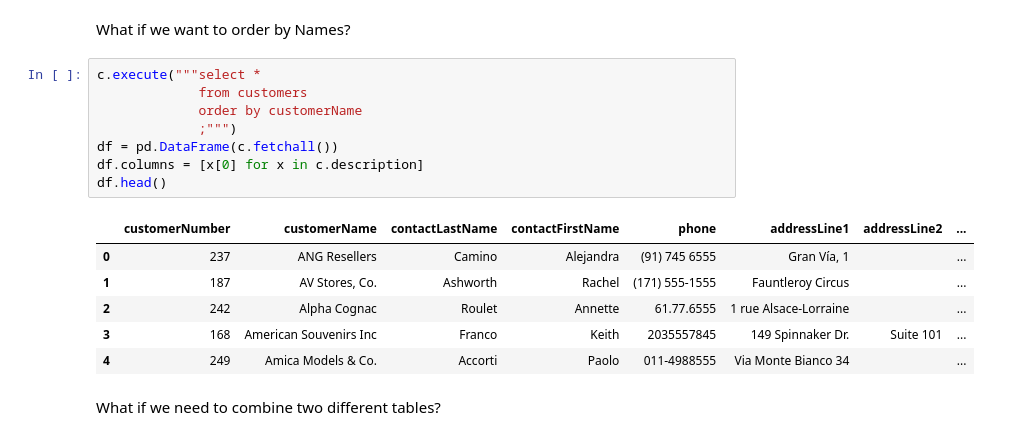
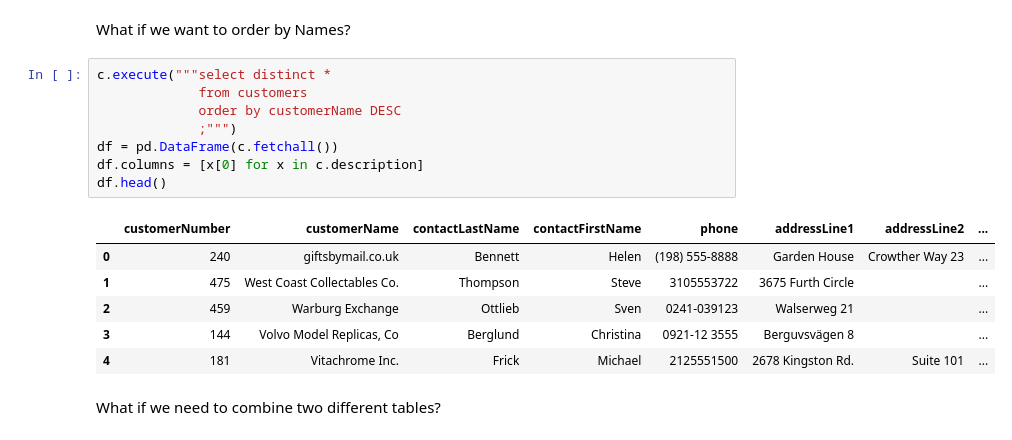
Before and after one commit to ShinPete/sql-to-pandas, a Jupyter notebook: sql-to-pandas.ipynb, the cells around one changed output. Saved outputs shown, nothing was run; the diff lists cells and outputs as text.

```diff
--- a/sql-to-pandas.ipynb
+++ b/sql-to-pandas.ipynb
@@ -187,20 +191,20 @@ df.head()
 # %% [markdown]
 What if we want to order by Names?
 # %%
-c.execute("""select *
+c.execute("""select distinct *
              from customers
-             order by customerName
+             order by customerName DESC
              ;""")
 df = pd.DataFrame(c.fetchall())
 df.columns = [x[0] for x in c.description]
 df.head()
 # %% [output]
 |  | customerNumber | customerName | contactLastName | contactFirstName | phone | addressLine1 | addressLine2 | ... |
-| 0 | 237 | ANG Resellers | Camino | Alejandra | (91) 745 6555 | Gran Vía, 1 |  | ... |
-| 1 | 187 | AV Stores, Co. | Ashworth | Rachel | (171) 555-1555 | Fauntleroy Circus |  | ... |
-| 2 | 242 | Alpha Cognac | Roulet | Annette | 61.77.6555 | 1 rue Alsace-Lorraine |  | ... |
-| 3 | 168 | American Souvenirs Inc | Franco | Keith | 2035557845 | 149 Spinnaker Dr. | Suite 101 | ... |
-| 4 | 249 | Amica Models & Co. | Accorti | Paolo | 011-4988555 | Via Monte Bianco 34 |  | ... |
+| 0 | 240 | giftsbymail.co.uk | Bennett | Helen | (198) 555-8888 | Garden House | Crowther Way 23 | ... |
+| 1 | 475 | West Coast Collectables Co. | Thompson | Steve | 3105553722 | 3675 Furth Circle |  | ... |
+| 2 | 459 | Warburg Exchange | Ottlieb | Sven | 0241-039123 | Walserweg 21 |  | ... |
+| 3 | 144 | Volvo Model Replicas, Co | Berglund | Christina | 0921-12 3555 | Berguvsvägen 8 |  | ... |
+| 4 | 181 | Vitachrome Inc. | Frick | Michael | 2125551500 | 2678 Kingston Rd. | Suite 101 | ... |
 # %% [markdown]
 What if we need to combine two different tables?
 # %% [markdown]
```
Also changed, not shown: parts of 11 cells of this notebook.
